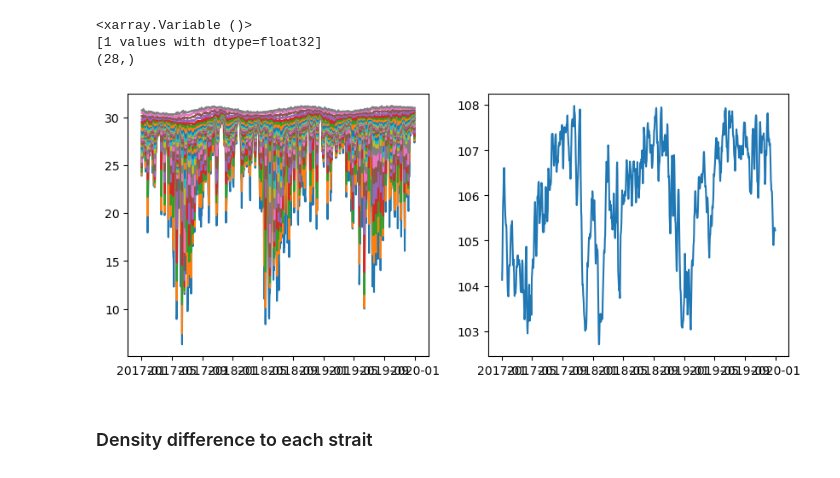
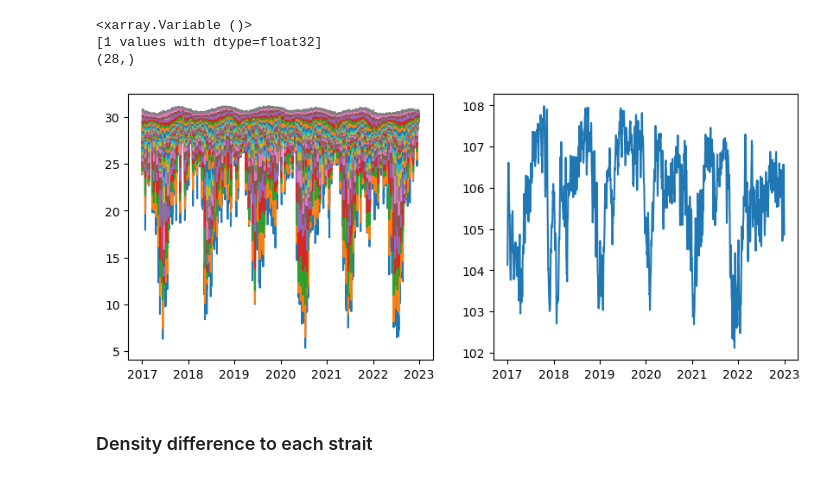
Before and after one commit to SalishSeaCast/analysis-camryn, a Jupyter notebook: notebooks/density_diff.ipynb, the cells around one changed output. Saved outputs shown, nothing was run; the diff lists cells and outputs as text; code cells hidden in the pictures.

Commit message:
density difference from 2017 - 2022

```diff
--- a/notebooks/density_diff.ipynb
+++ b/notebooks/density_diff.ipynb
@@ -54,20 +54,22 @@ def find_mean_sigma(saltV, saltS, tempV, tempS):
     north = np.mean(sigmaS[0:tlen] * np.expand_dims(e3t,axis=0), axis=1)
     return south, north
 # %%
+#Density difference for vicsill to pointrob
+
 start = datetime.datetime(2017, 1, 1)
-endtime = datetime.datetime(2019, 12, 31)
+endtime = datetime.datetime(2022, 12, 31)
 numberofdays = int((endtime - start)/(datetime.datetime(2015, 1, 2) - datetime.datetime(2015, 1, 1)) + 1)
 
 fig, ax = plt.subplots(1, 2, figsize=(10, 4))
 time, saltV, saltS, tempV, tempS = get_ts(start, endtime, numberofdays)
 ax[0].plot(time, saltS); # Plots 1 line for each depth at north section
 south, north = find_mean_sigma(saltV, saltS, tempV, tempS) #Average of all depths for south and north
 ax[1].plot(time, south)
 
 density = pd.DataFrame(data={'south': south, 'north': north}, index=time)
-density.to_csv('sigma_2018_202111_mean.csv')
+density.to_csv('sigma_2017-22_202111_mean.csv')
 # %% [output]
-[figure, old version]
+[figure, new version]
 # %% [markdown]
 ### Density difference to each strait
 # %%
```
Also changed, not shown: parts of 6 cells of this notebook.
